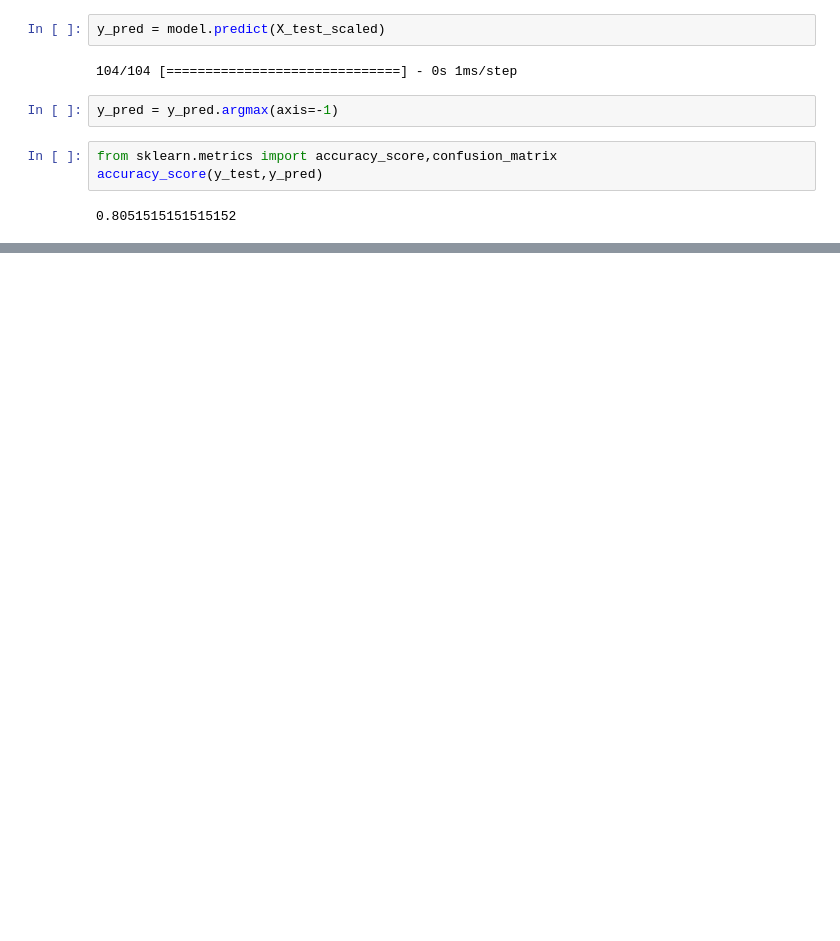
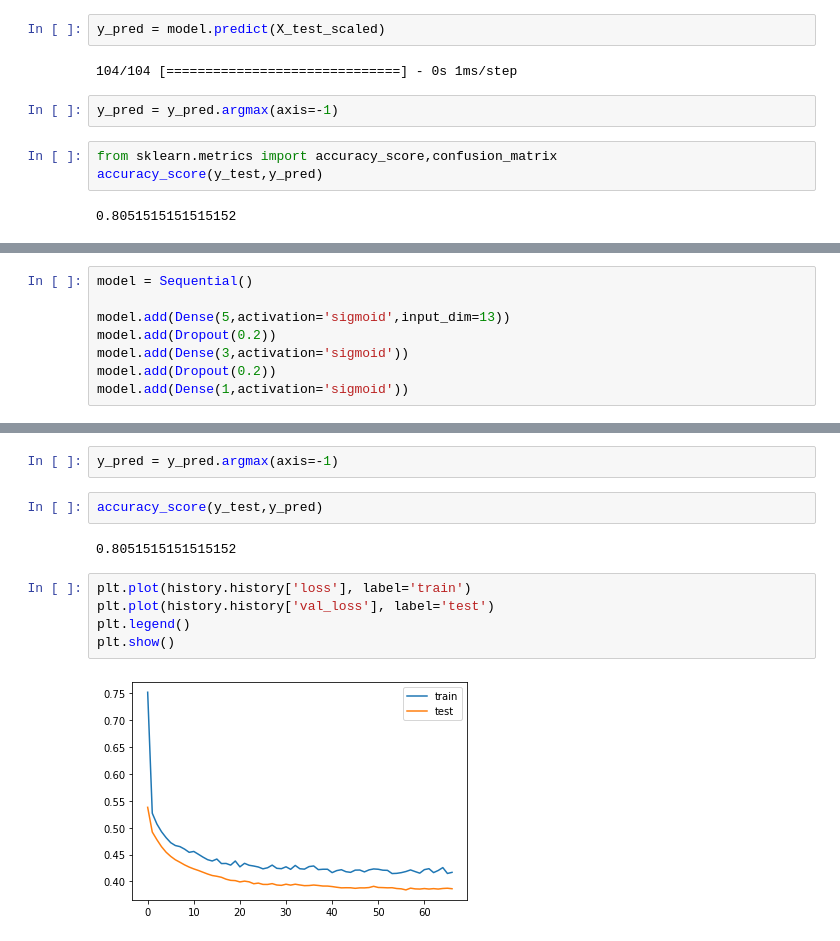
Before and after one commit to SarkarPriyanshu/Machine-Learning-Models, a Jupyter notebook: CustomerChurnUsingANN.ipynb, the cells around one changed output, grey strips where cells are left out. Saved outputs shown, nothing was run; the diff lists cells and outputs as text; blank space fills up the shorter version.

```diff
--- a/CustomerChurnUsingANN.ipynb
+++ b/CustomerChurnUsingANN.ipynb
@@ -451,0 +455,8 @@ plt.plot(history.history['val_accuracy'])
+# %%
+model = Sequential()
+
+model.add(Dense(5,activation='sigmoid',input_dim=13))
+model.add(Dropout(0.2))
+model.add(Dense(3,activation='sigmoid'))
+model.add(Dropout(0.2))
+model.add(Dense(1,activation='sigmoid'))
@@ -451,0 +475,13 @@ plt.plot(history.history['val_accuracy'])
+# %%
+y_pred = y_pred.argmax(axis=-1)
+# %%
+accuracy_score(y_test,y_pred)
+# %% [output]
+0.8051515151515152
+# %%
+plt.plot(history.history['loss'], label='train')
+plt.plot(history.history['val_loss'], label='test')
+plt.legend()
+plt.show()
+# %% [output]
+[figure, added]
```
Also changed, not shown: parts of 15 cells of this notebook.
